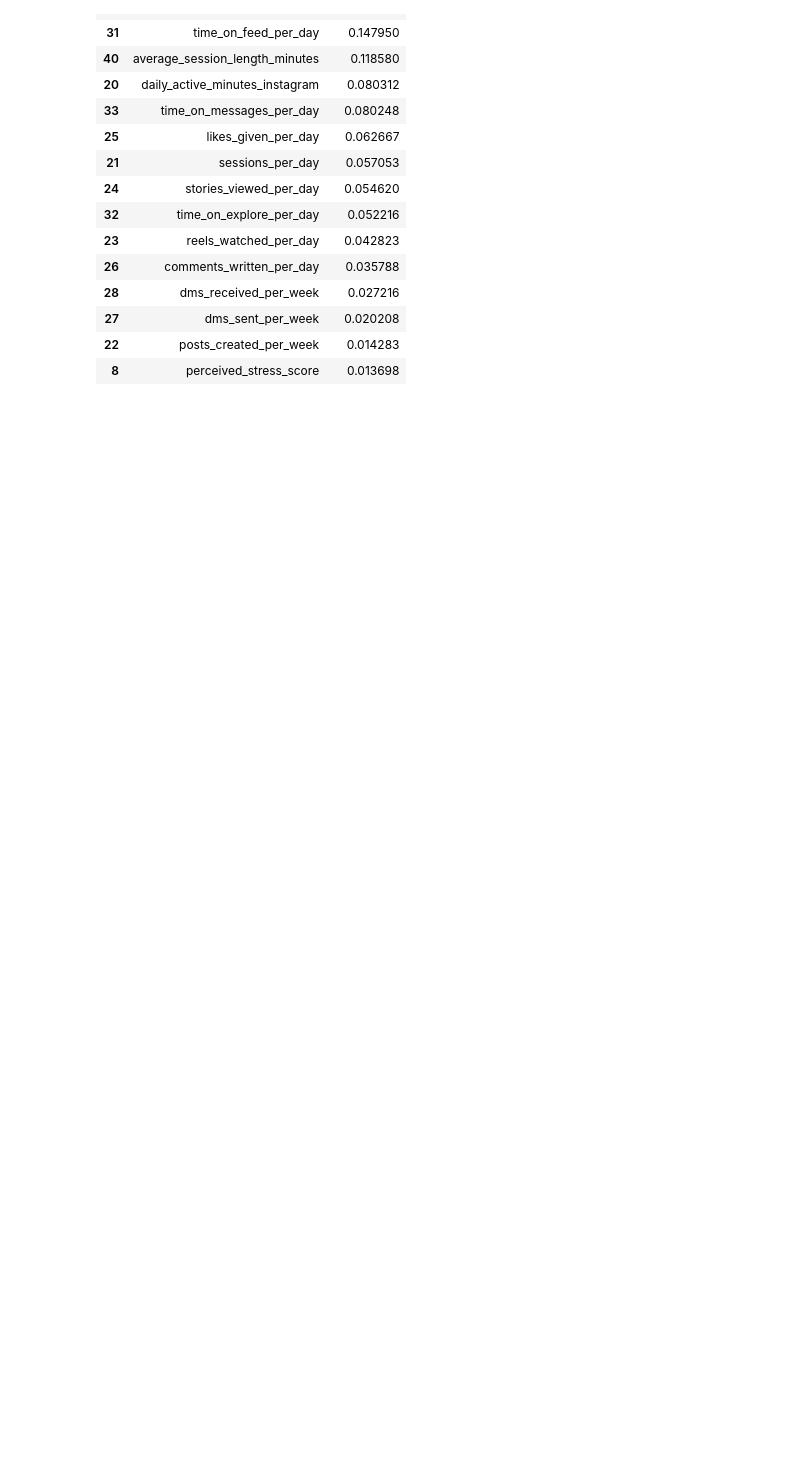
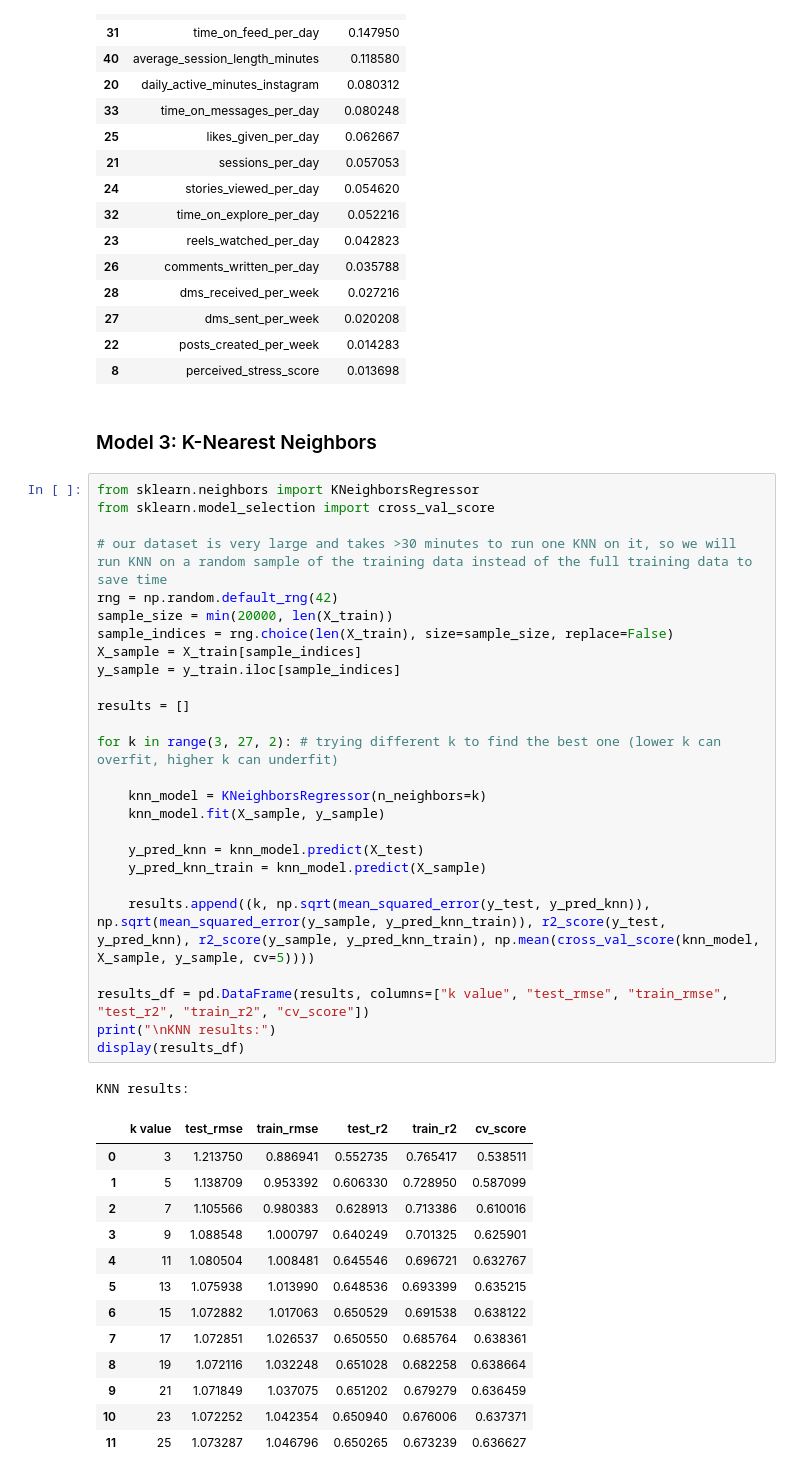
Before and after one commit to izzietaylor123/DS4400_final_project, a Jupyter notebook: model.ipynb, the cells around one changed output. Cells and saved outputs as stored; diff of their text form; blank space fills up the shorter version.

```diff
--- a/model.ipynb
+++ b/model.ipynb
@@ -354,3 +354,46 @@ Top 15 most important features:
 | 27 | dms_sent_per_week | 0.020208 |
 | 22 | posts_created_per_week | 0.014283 |
 | 8 | perceived_stress_score | 0.013698 |
+# %% [markdown]
+### Model 3: K-Nearest Neighbors
+# %%
+from sklearn.neighbors import KNeighborsRegressor
+from sklearn.model_selection import cross_val_score
+
+# our dataset is very large and takes >30 minutes to run one KNN on it, so we will run KNN on a random sample of the training data instead of the full training data to save time
+rng = np.random.default_rng(42)
+sample_size = min(20000, len(X_train))
+sample_indices = rng.choice(len(X_train), size=sample_size, replace=False)
+X_sample = X_train[sample_indices]
+y_sample = y_train.iloc[sample_indices]
+
+results = []
+
+for k in range(3, 27, 2): # trying different k to find the best one (lower k can overfit, higher k can underfit)
+
+    knn_model = KNeighborsRegressor(n_neighbors=k)
+    knn_model.fit(X_sample, y_sample)
+
+    y_pred_knn = knn_model.predict(X_test)
+    y_pred_knn_train = knn_model.predict(X_sample)
+
+    results.append((k, np.sqrt(mean_squared_error(y_test, y_pred_knn)), np.sqrt(mean_squared_error(y_sample, y_pred_knn_train)), r2_score(y_test, y_pred_knn), r2_score(y_sample, y_pred_knn_train), np.mean(cross_val_score(knn_model, X_sample, y_sample, cv=5))))
+
+results_df = pd.DataFrame(results, columns=["k value", "test_rmse", "train_rmse", "test_r2", "train_r2", "cv_score"])
+print("\nKNN results:")
+display(results_df)
+# %% [output]
+KNN results:
+|  | k value | test_rmse | train_rmse | test_r2 | train_r2 | cv_score |
+| 0 | 3 | 1.213750 | 0.886941 | 0.552735 | 0.765417 | 0.538511 |
+| 1 | 5 | 1.138709 | 0.953392 | 0.606330 | 0.728950 | 0.587099 |
+| 2 | 7 | 1.105566 | 0.980383 | 0.628913 | 0.713386 | 0.610016 |
+| 3 | 9 | 1.088548 | 1.000797 | 0.640249 | 0.701325 | 0.625901 |
+| 4 | 11 | 1.080504 | 1.008481 | 0.645546 | 0.696721 | 0.632767 |
+| 5 | 13 | 1.075938 | 1.013990 | 0.648536 | 0.693399 | 0.635215 |
+| 6 | 15 | 1.072882 | 1.017063 | 0.650529 | 0.691538 | 0.638122 |
+| 7 | 17 | 1.072851 | 1.026537 | 0.650550 | 0.685764 | 0.638361 |
+| 8 | 19 | 1.072116 | 1.032248 | 0.651028 | 0.682258 | 0.638664 |
+| 9 | 21 | 1.071849 | 1.037075 | 0.651202 | 0.679279 | 0.636459 |
+| 10 | 23 | 1.072252 | 1.042354 | 0.650940 | 0.676006 | 0.637371 |
+| 11 | 25 | 1.073287 | 1.046796 | 0.650265 | 0.673239 | 0.636627 |
```
